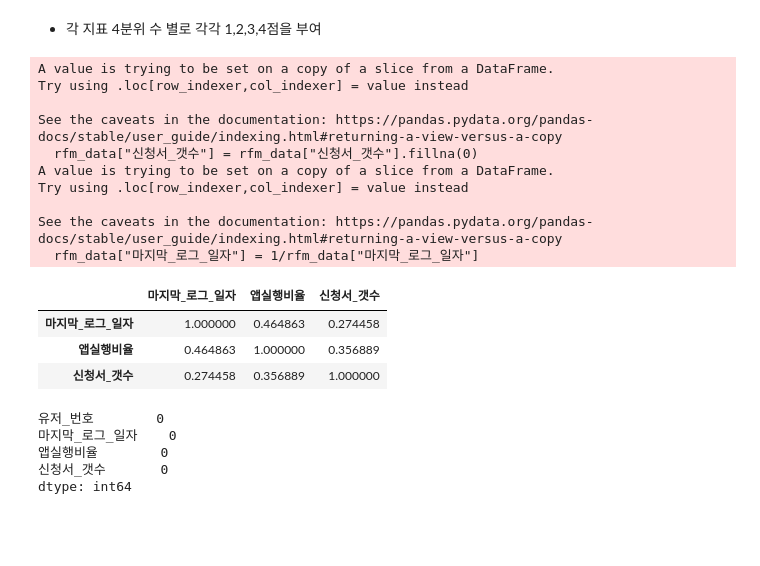
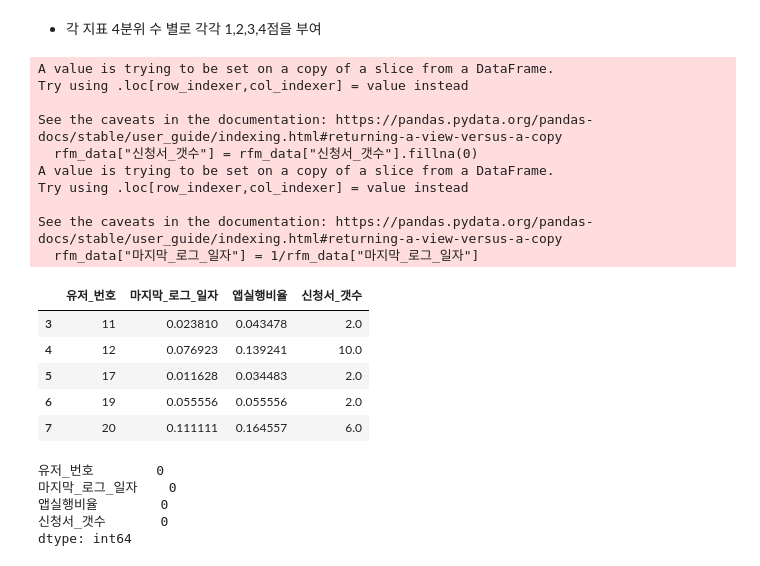
Before and after one commit to NayeonKeum/BigContest2022, a Jupyter notebook: code/Cluster_Analysis_.ipynb, the cells around one changed output. Drawn from its saved outputs; the diff is of its cells as text; code cells hidden in the pictures; blank space fills up the shorter version.

```diff
--- a/code/Cluster_Analysis_.ipynb
+++ b/code/Cluster_Analysis_.ipynb
@@ -496,25 +496,26 @@ dtype: int64
 # %%
 rfm_data = df_log_base[["유저_번호","마지막_로그_일자","앱실행비율","신청서_갯수"]]
 rfm_data["신청서_갯수"] = rfm_data["신청서_갯수"].fillna(0)
 rfm_data.isnull().sum()
 rfm_data["마지막_로그_일자"] = 1/rfm_data["마지막_로그_일자"]
 rfm_data.head()
-rfm_data[["마지막_로그_일자","앱실행비율","신청서_갯수"]].corr()
 # %% [output]
 A value is trying to be set on a copy of a slice from a DataFrame.
 Try using .loc[row_indexer,col_indexer] = value instead
 
 See the caveats in the documentation: https://pandas.pydata.org/pandas-docs/stable/user_guide/indexing.html#returning-a-view-versus-a-copy
   rfm_data["신청서_갯수"] = rfm_data["신청서_갯수"].fillna(0)
 A value is trying to be set on a copy of a slice from a DataFrame.
 Try using .loc[row_indexer,col_indexer] = value instead
 
 See the caveats in the documentation: https://pandas.pydata.org/pandas-docs/stable/user_guide/indexing.html#returning-a-view-versus-a-copy
   rfm_data["마지막_로그_일자"] = 1/rfm_data["마지막_로그_일자"]
-|  | 마지막_로그_일자 | 앱실행비율 | 신청서_갯수 |
-| 마지막_로그_일자 | 1.000000 | 0.464863 | 0.274458 |
-| 앱실행비율 | 0.464863 | 1.000000 | 0.356889 |
-| 신청서_갯수 | 0.274458 | 0.356889 | 1.000000 |
+|  | 유저_번호 | 마지막_로그_일자 | 앱실행비율 | 신청서_갯수 |
+| 3 | 11 | 0.023810 | 0.043478 | 2.0 |
+| 4 | 12 | 0.076923 | 0.139241 | 10.0 |
+| 5 | 17 | 0.011628 | 0.034483 | 2.0 |
+| 6 | 19 | 0.055556 | 0.055556 | 2.0 |
+| 7 | 20 | 0.111111 | 0.164557 | 6.0 |
 # %%
 rfm_data.isnull().sum()
 # %% [output]
```
Also changed, not shown: parts of 48 cells of this notebook.
